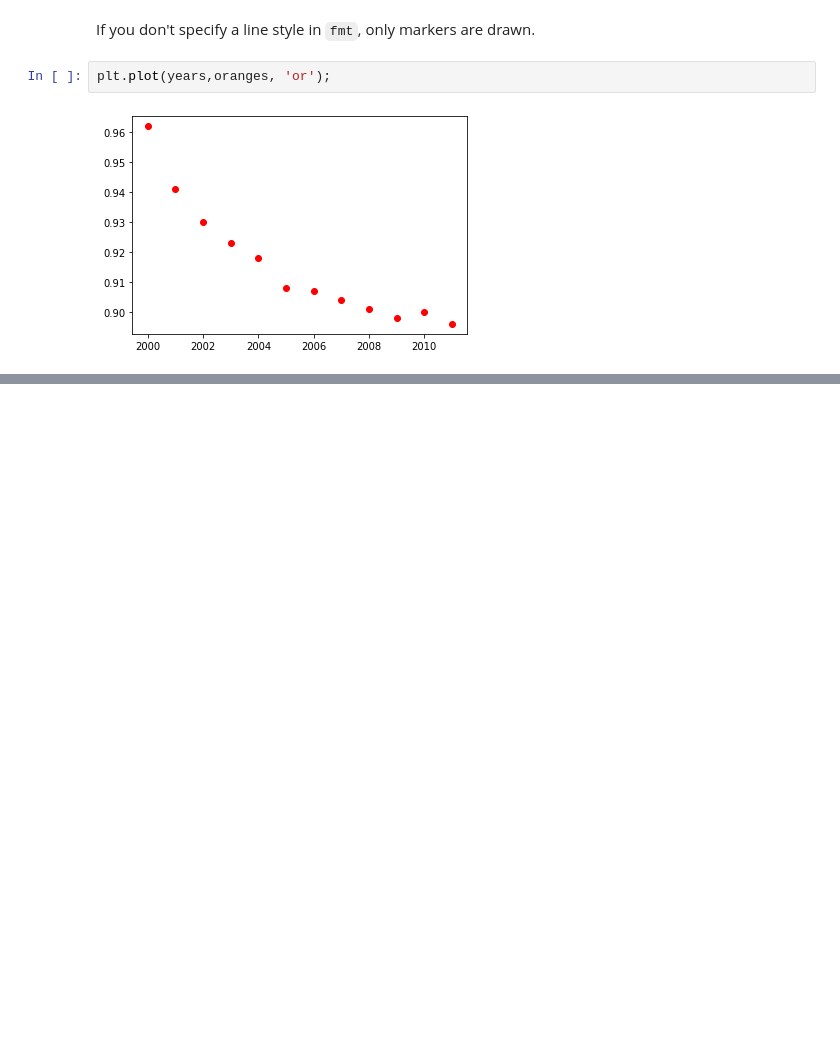
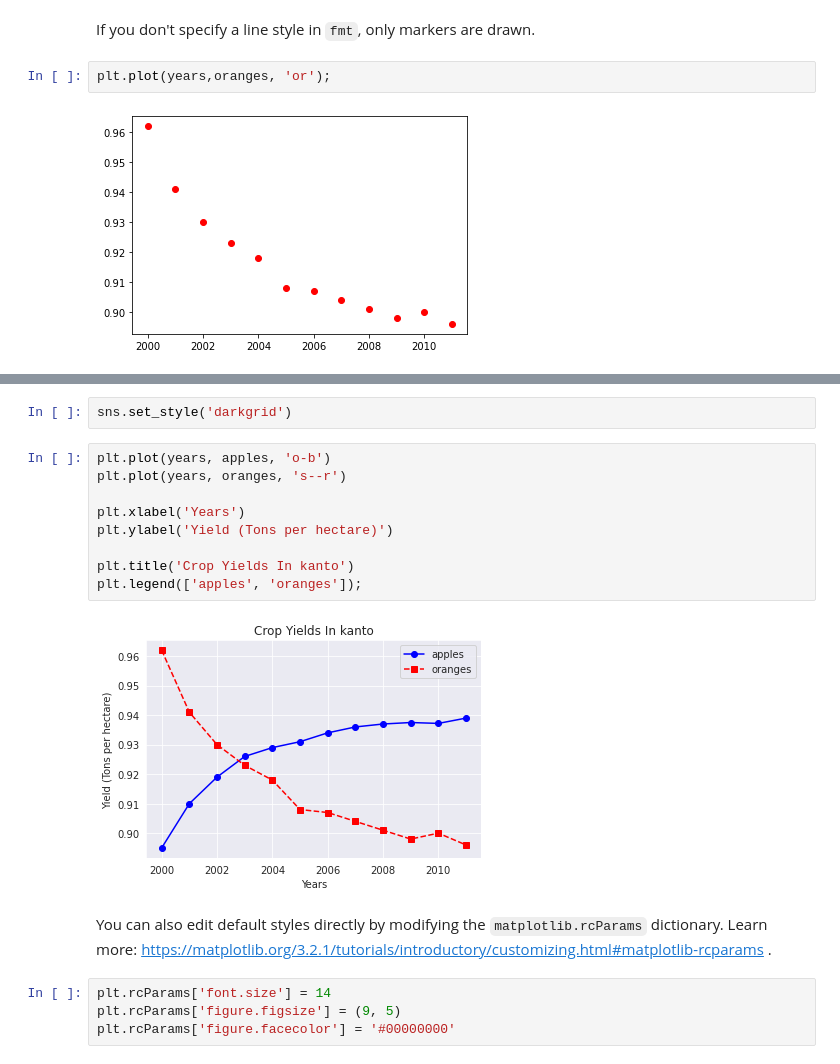
Before and after one commit to simaco11/Matplotlib-and-Seaborn-Tutorial, a Jupyter notebook: tutorial.ipynb, the cells around one changed output, grey strips where cells are left out. Saved outputs shown, nothing was run; the diff lists cells and outputs as text; blank space fills up the shorter version.

```diff
--- a/tutorial.ipynb
+++ b/tutorial.ipynb
@@ -160,0 +178,19 @@ plt.plot(years, oranges, 'or');
+# %%
+sns.set_style('darkgrid')
+# %%
+plt.plot(years, apples, 'o-b')
+plt.plot(years, oranges, 's--r')
+
+plt.xlabel('Years')
+plt.ylabel('Yield (Tons per hectare)')
+
+plt.title('Crop Yields In kanto')
+plt.legend(['apples', 'oranges']);
+# %% [output]
+[figure, added]
+# %% [markdown]
+You can also edit default styles directly by modifying the `matplotlib.rcParams` dictionary. Learn more: https://matplotlib.org/3.2.1/tutorials/introductory/customizing.html#matplotlib-rcparams .
+# %%
+plt.rcParams['font.size'] = 14
+plt.rcParams['figure.figsize'] = (9, 5)
+plt.rcParams['figure.facecolor'] = '#00000000'
```
Also changed, not shown: parts of 24 cells of this notebook.
